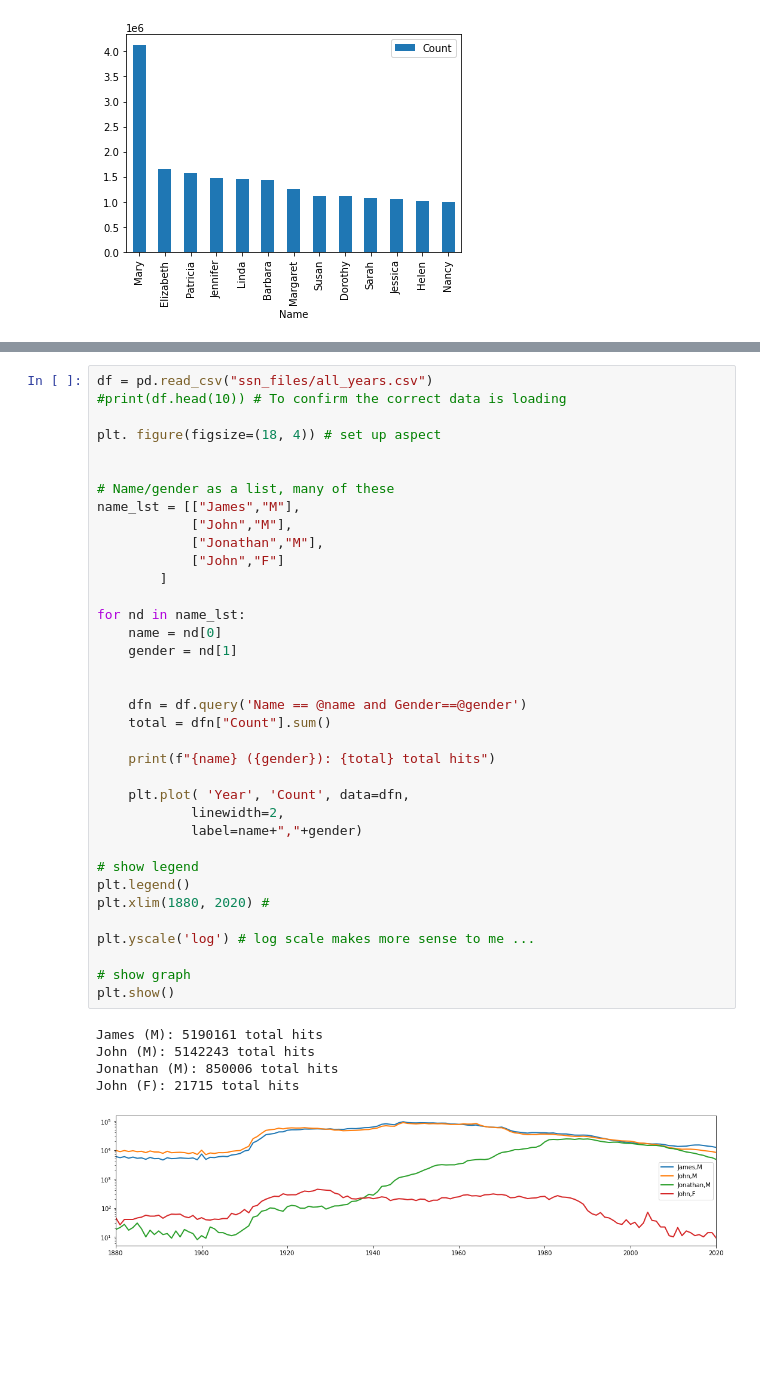
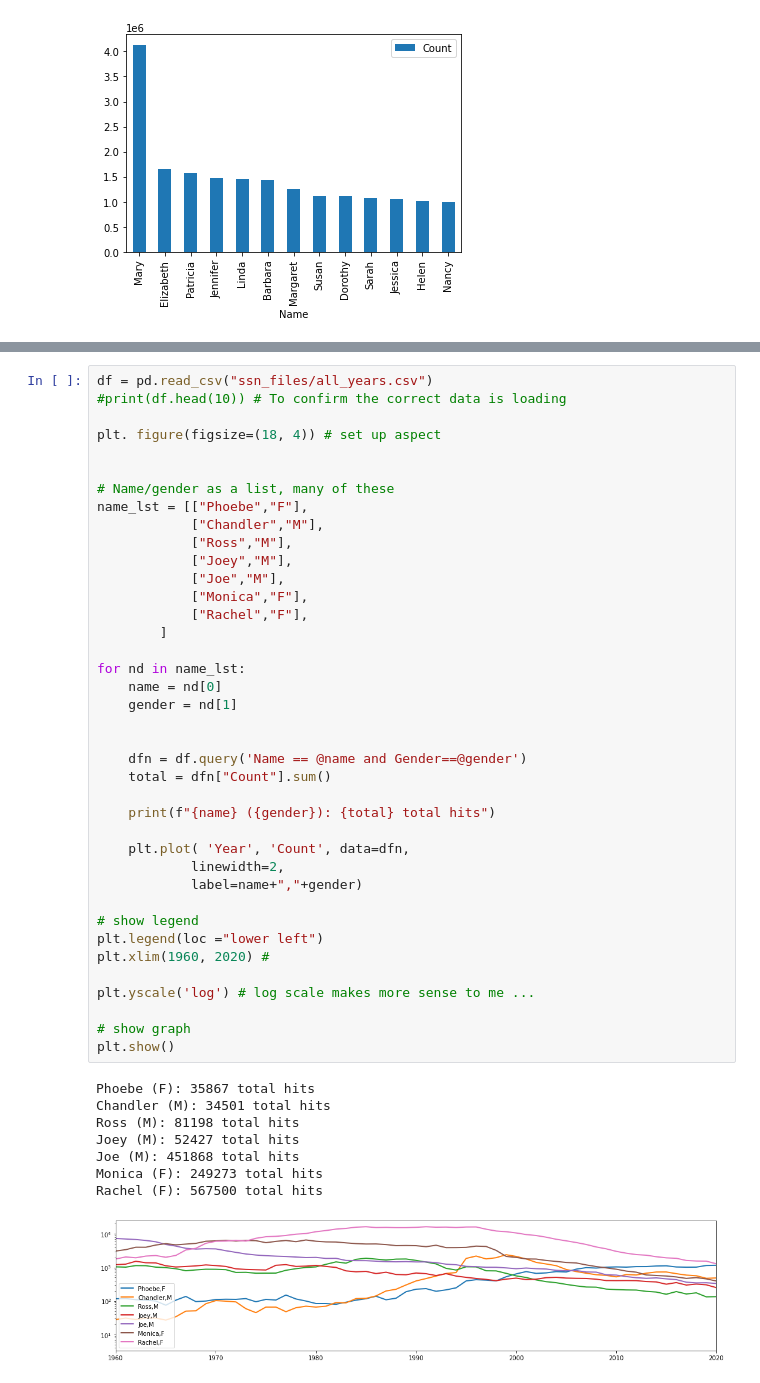
Before and after one commit to timputt/HCI584-Putt-Project-Name-Research, a Jupyter notebook: research_names.ipynb, the cells around one changed output, grey strips where cells are left out. Cells and saved outputs as stored; diff of their text form; blank space fills up the shorter version.

```diff
--- a/research_names.ipynb
+++ b/research_names.ipynb
@@ -168,41 +310,47 @@ So forget the most popular names. Show me a grouping of names, perhaps my family
 df = pd.read_csv("ssn_files/all_years.csv")
 #print(df.head(10)) # To confirm the correct data is loading
 
 plt. figure(figsize=(18, 4)) # set up aspect
 
 
 # Name/gender as a list, many of these
-name_lst = [["James","M"],
-            ["John","M"],
-            ["Jonathan","M"],
-            ["John","F"]
+name_lst = [["Phoebe","F"],
+            ["Chandler","M"],
+            ["Ross","M"],
+            ["Joey","M"],
+            ["Joe","M"],
+            ["Monica","F"],
+            ["Rachel","F"],
         ]
 
 for nd in name_lst:
     name = nd[0]
     gender = nd[1]
 
 
     dfn = df.query('Name == @name and Gender==@gender')
     total = dfn["Count"].sum()
 
     print(f"{name} ({gender}): {total} total hits")
 
     plt.plot( 'Year', 'Count', data=dfn,
             linewidth=2,
             label=name+","+gender)
 
 # show legend
-plt.legend()
-plt.xlim(1880, 2020) #
+plt.legend(loc ="lower left")
+plt.xlim(1960, 2020) #
 
 plt.yscale('log') # log scale makes more sense to me ...
 
 # show graph
 plt.show()
 # %% [output]
-James (M): 5190161 total hits
-John (M): 5142243 total hits
-Jonathan (M): 850006 total hits
-John (F): 21715 total hits
+Phoebe (F): 35867 total hits
+Chandler (M): 34501 total hits
+Ross (M): 81198 total hits
+Joey (M): 52427 total hits
+Joe (M): 451868 total hits
+Monica (F): 249273 total hits
+Rachel (F): 567500 total hits
-[figure, old version]
+[figure, new version]
```
Also changed, not shown: parts of 17 cells of this notebook, 2 other files.
